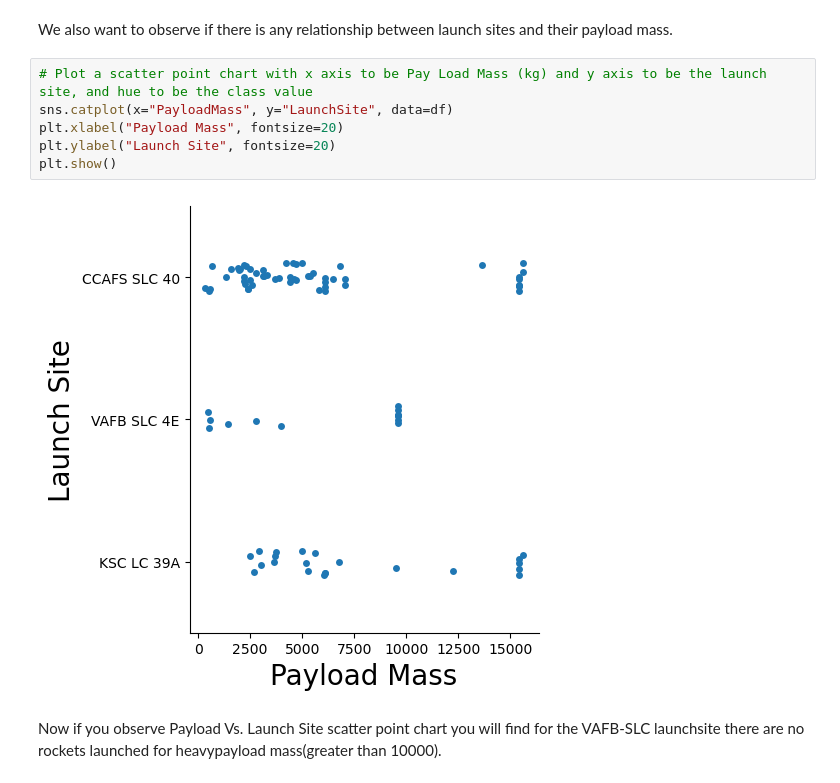
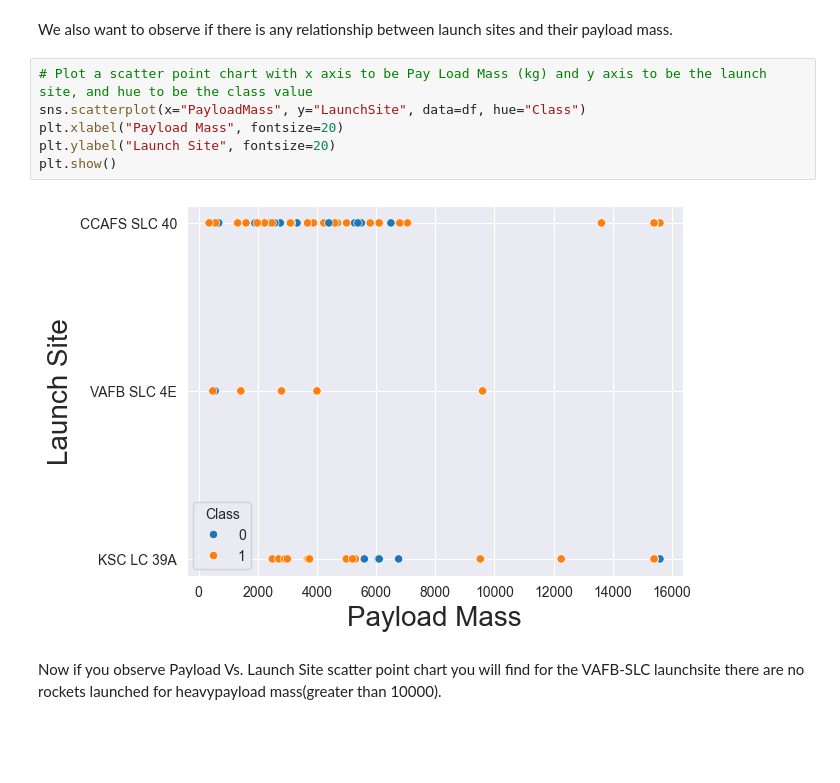
Before and after one commit to marceloimg93/data-science-projects, a Jupyter notebook: chapter 2/jupyter-labs-eda-dataviz-v2.ipynb, the cells around one changed output. Cells and saved outputs as stored; diff of their text form; blank space fills up the shorter version.

Commit message:
fix scatter plots

```diff
--- a/chapter 2/jupyter-labs-eda-dataviz-v2.ipynb
+++ b/chapter 2/jupyter-labs-eda-dataviz-v2.ipynb
@@ -122,12 +122,12 @@ Now try to explain the patterns you found in the Flight Number vs. Launch Site s
 We also want to observe if there is any relationship between launch sites and their payload mass.
 # %%
 # Plot a scatter point chart with x axis to be Pay Load Mass (kg) and y axis to be the launch site, and hue to be the class value
-sns.catplot(x="PayloadMass", y="LaunchSite", data=df)
+sns.scatterplot(x="PayloadMass", y="LaunchSite", data=df, hue="Class")
 plt.xlabel("Payload Mass", fontsize=20)
 plt.ylabel("Launch Site", fontsize=20)
 plt.show()
 # %% [output]
-[figure, old version]
+[figure, new version]
 # %% [markdown]
 Now if you observe Payload Vs. Launch Site scatter point chart you will find for the VAFB-SLC  launchsite there are no  rockets  launched for  heavypayload mass(greater than 10000).
 # %% [markdown]
```
Also changed, not shown: parts of 1 cell of this notebook.
